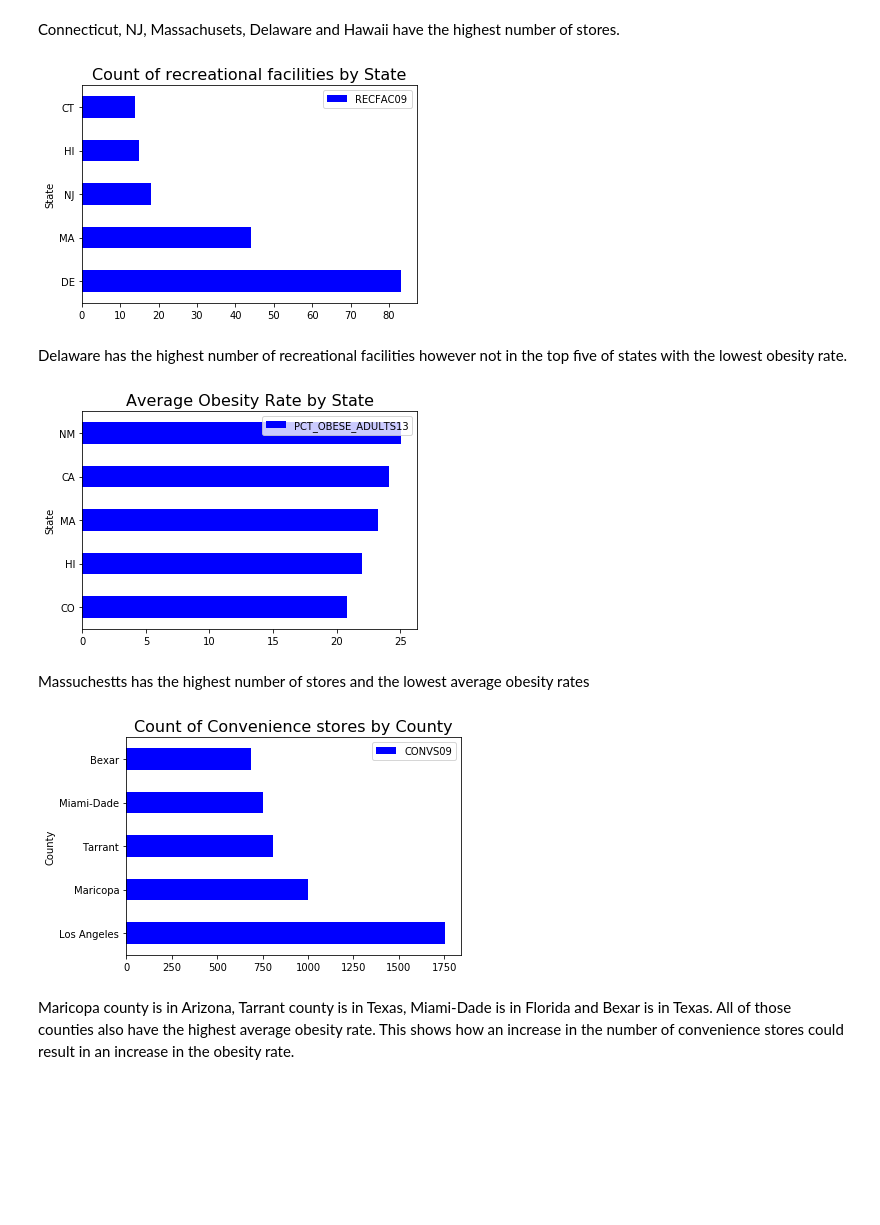
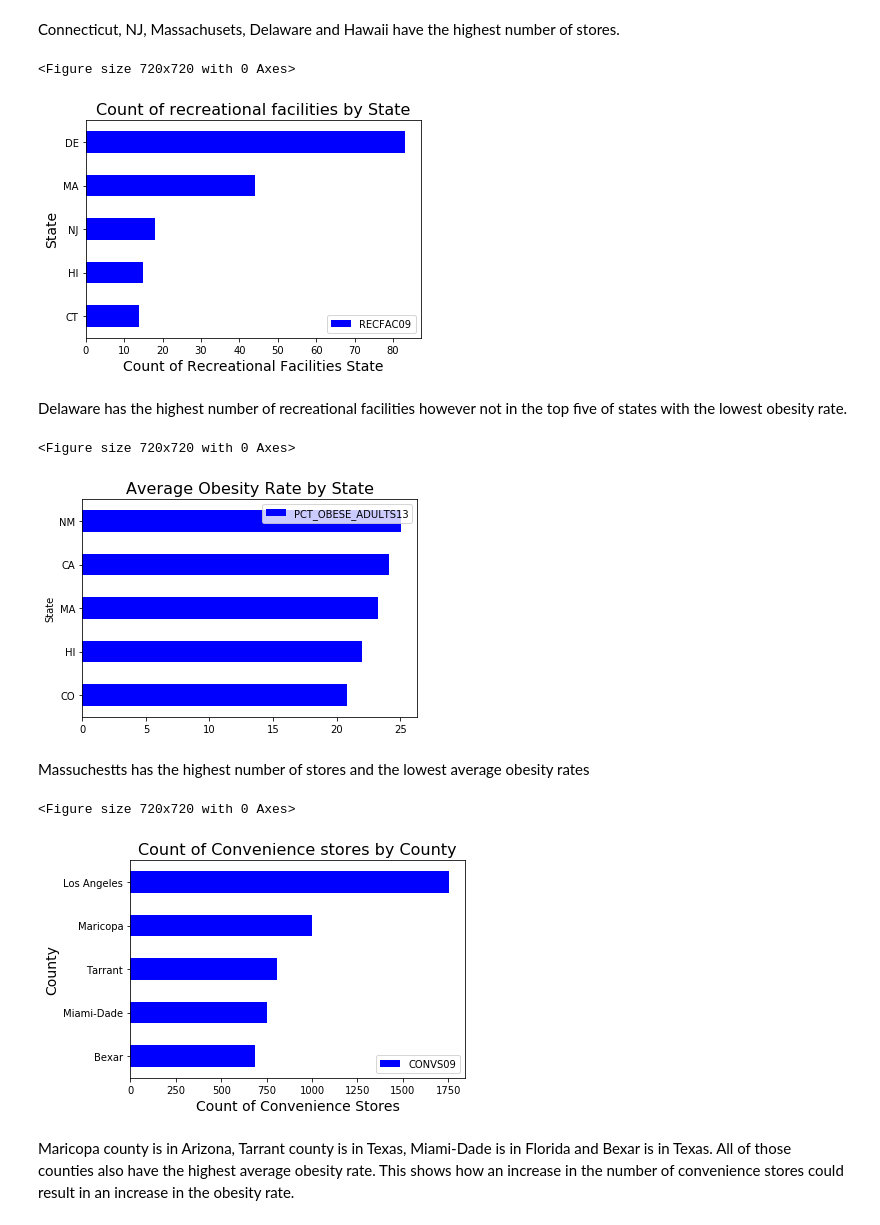
Before and after one commit to Graceallison/Predicting-Obesity-Rates-Based-on-Food-Atlas, a Jupyter notebook: Code/Data collecting and EDA.ipynb, the cells around one changed output. Drawn from its saved outputs; the diff is of its cells as text; code cells hidden in the pictures; blank space fills up the shorter version.

```diff
--- a/Code/Data collecting and EDA.ipynb
+++ b/Code/Data collecting and EDA.ipynb
@@ -565,20 +572,26 @@ plt.title('Count of Grocery stores by State', fontsize = 16);
 # %% [markdown]
 Connecticut, NJ, Massachusets, Delaware and Hawaii have the highest number of stores.
 # %%
-group_df_rec.sort_values(by='RECFAC09', ascending=False).head().plot(kind='barh', color='blue')
-#plt.xlabel('Count')
-#plt.ylabel('State')
+plt.figure(figsize=(10,10))
+ax = group_df_rec.sort_values(by='RECFAC09', ascending=False).head().plot(kind='barh', color='blue')
+ax.set_ylabel('State', fontsize = 14)
+ax.invert_yaxis()
+ax.set_xlabel('Count of Recreational Facilities State', fontsize = 14)
 plt.title('Count of recreational facilities by State', fontsize = 16);
 # %% [output]
+<Figure size 720x720 with 0 Axes>
-[figure, old version]
+[figure, new version]
 # %% [markdown]
 Delaware has the highest number of recreational facilities however not in the top five of states with the lowest obesity rate.
 # %%
+plt.figure(figsize=(10,10))
 group_df_obesity.sort_values(by='PCT_OBESE_ADULTS13', ascending=True).head().plot(kind='barh', color='blue')
-#plt.xlabel='Count'
-#plt.ylabel='State'
+ax.set_ylabel('State', fontsize = 14)
+ax.invert_yaxis()
+ax.set_xlabel('Average Obesity Rate ', fontsize = 14)
 plt.title('Average Obesity Rate by State', fontsize = 16);
 # %% [output]
+<Figure size 720x720 with 0 Axes>
 [figure]
 # %% [markdown]
 Massuchestts has the highest number of stores and the lowest average obesity rates
@@ -588,12 +601,15 @@ group_df_groc = df.groupby('County')[['GROC09']].agg(lambda x:x.value_counts().i
 group_df_rec = df.groupby('County')[['RECFAC09']].agg(lambda x:x.value_counts().index[0])
 group_df_obesity = df.groupby('County')[['PCT_OBESE_ADULTS13']].agg(lambda x:x.mean())
 # %%
-group_df_conv.sort_values(by='CONVS09', ascending=False).head().plot(kind='barh', color='blue')
-#plt.xlabel('Count')
-#plt.ylabel('State')
+plt.figure(figsize=(10,10))
+ax = group_df_conv.sort_values(by='CONVS09', ascending=False).head().plot(kind='barh', color='blue');
+ax.set_ylabel('County', fontsize = 14)
+ax.invert_yaxis()
+ax.set_xlabel('Count of Convenience Stores', fontsize = 14)
 plt.title('Count of Convenience stores by County', fontsize = 16);
 # %% [output]
+<Figure size 720x720 with 0 Axes>
-[figure, old version]
+[figure, new version]
 # %% [markdown]
 Maricopa county is in Arizona, Tarrant county is in Texas, Miami-Dade is in Florida and Bexar is in Texas. All of those counties also have the highest average obesity rate. This shows how an increase in the number of convenience stores could result in an increase in the obesity rate.
 # %%
```
Also changed, not shown: parts of 4 cells of this notebook.
